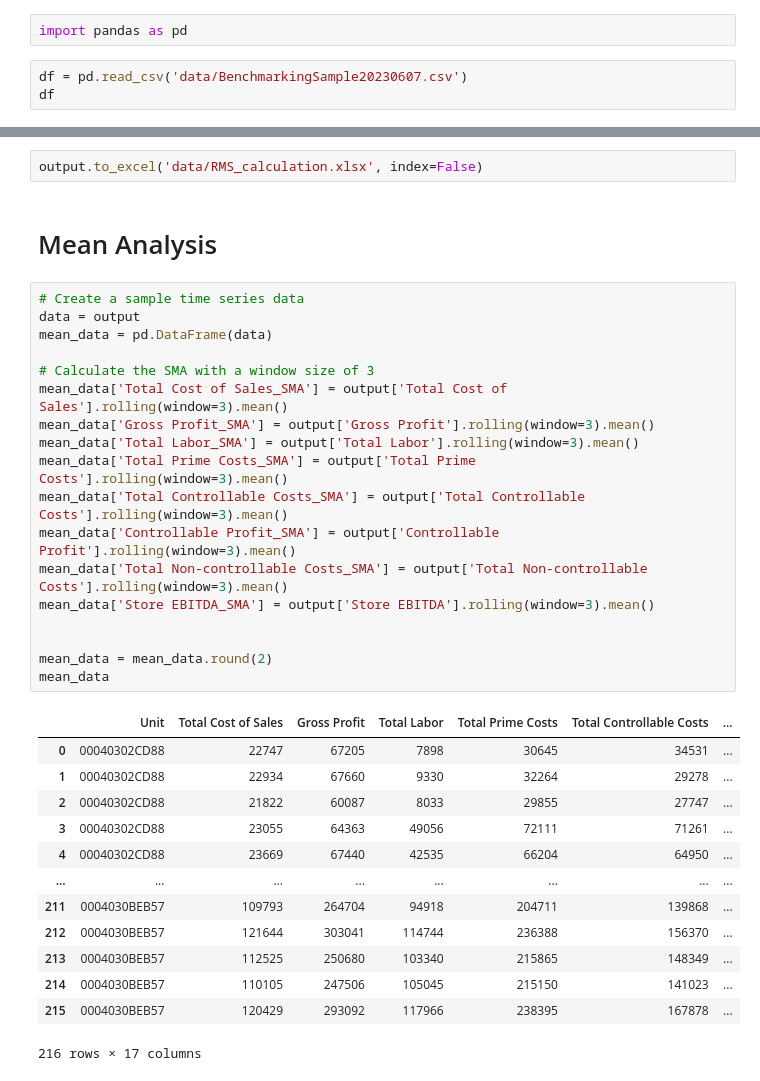
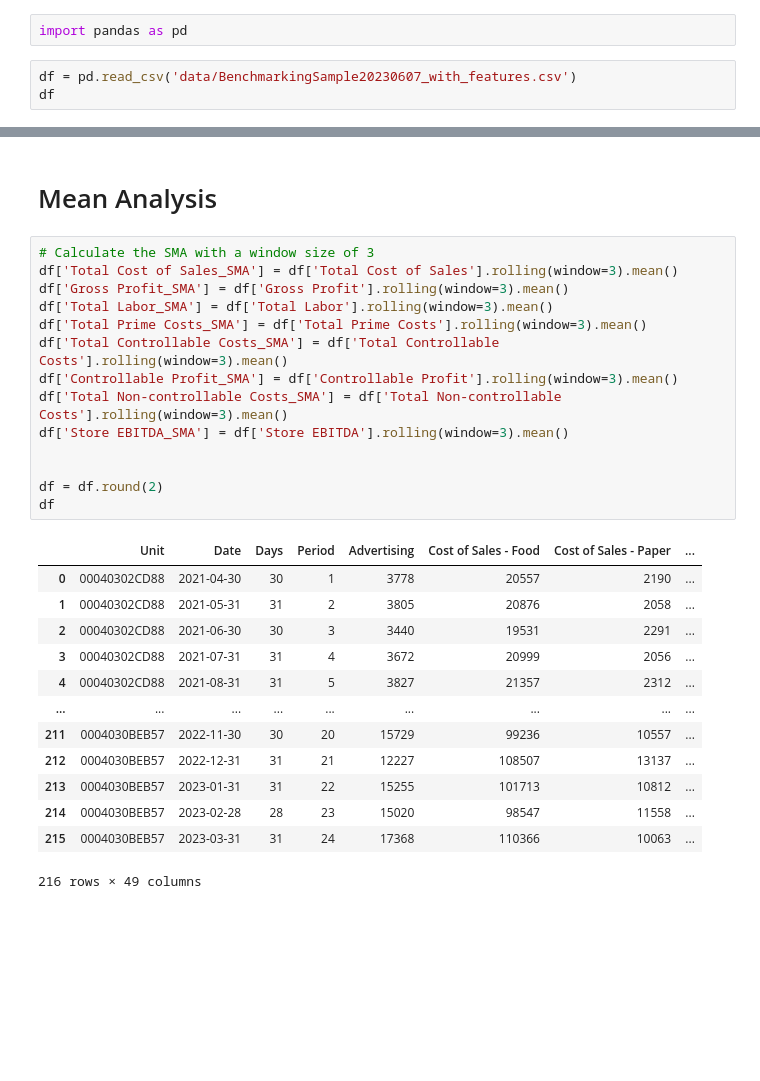
Before and after one commit to aaditkamat/QMB6945-RMS-Project, a Jupyter notebook: Mean Analysis.ipynb, the cells around one changed output, grey strips where cells are left out. Drawn from its saved outputs; the diff is of its cells as text; blank space fills up the shorter version.

Commit message:
update mean analysis

```diff
--- a/Mean Analysis.ipynb
+++ b/Mean Analysis.ipynb
@@ -1,6 +1,6 @@
 # %%
 import pandas as pd
 # %%
-df = pd.read_csv('data/BenchmarkingSample20230607.csv')
+df = pd.read_csv('data/BenchmarkingSample20230607_with_features.csv')
 df
 # %% [output]
@@ -73,36 +20,30 @@ output
-# %%
-output.to_excel('data/RMS_calculation.xlsx', index=False)
 # %% [markdown]
 # Mean Analysis
 # %%
-# Create a sample time series data
-data = output
-mean_data = pd.DataFrame(data)
-
 # Calculate the SMA with a window size of 3
-mean_data['Total Cost of Sales_SMA'] = output['Total Cost of Sales'].rolling(window=3).mean()
-mean_data['Gross Profit_SMA'] = output['Gross Profit'].rolling(window=3).mean()
-mean_data['Total Labor_SMA'] = output['Total Labor'].rolling(window=3).mean()
-mean_data['Total Prime Costs_SMA'] = output['Total Prime Costs'].rolling(window=3).mean()
-mean_data['Total Controllable Costs_SMA'] = output['Total Controllable Costs'].rolling(window=3).mean()
-mean_data['Controllable Profit_SMA'] = output['Controllable Profit'].rolling(window=3).mean()
-mean_data['Total Non-controllable Costs_SMA'] = output['Total Non-controllable Costs'].rolling(window=3).mean()
-mean_data['Store EBITDA_SMA'] = output['Store EBITDA'].rolling(window=3).mean()
+df['Total Cost of Sales_SMA'] = df['Total Cost of Sales'].rolling(window=3).mean()
+df['Gross Profit_SMA'] = df['Gross Profit'].rolling(window=3).mean()
+df['Total Labor_SMA'] = df['Total Labor'].rolling(window=3).mean()
+df['Total Prime Costs_SMA'] = df['Total Prime Costs'].rolling(window=3).mean()
+df['Total Controllable Costs_SMA'] = df['Total Controllable Costs'].rolling(window=3).mean()
+df['Controllable Profit_SMA'] = df['Controllable Profit'].rolling(window=3).mean()
+df['Total Non-controllable Costs_SMA'] = df['Total Non-controllable Costs'].rolling(window=3).mean()
+df['Store EBITDA_SMA'] = df['Store EBITDA'].rolling(window=3).mean()
 
 
-mean_data = mean_data.round(2)
-mean_data
+df = df.round(2)
+df
 # %% [output]
-|  | Unit | Total Cost of Sales | Gross Profit | Total Labor | Total Prime Costs | Total Controllable Costs | ... |
-| 0 | 00040302CD88 | 22747 | 67205 | 7898 | 30645 | 34531 | ... |
-| 1 | 00040302CD88 | 22934 | 67660 | 9330 | 32264 | 29278 | ... |
-| 2 | 00040302CD88 | 21822 | 60087 | 8033 | 29855 | 27747 | ... |
-| 3 | 00040302CD88 | 23055 | 64363 | 49056 | 72111 | 71261 | ... |
-| 4 | 00040302CD88 | 23669 | 67440 | 42535 | 66204 | 64950 | ... |
-| ... | ... | ... | ... | ... | ... | ... | ... |
-| 211 | 0004030BEB57 | 109793 | 264704 | 94918 | 204711 | 139868 | ... |
-| 212 | 0004030BEB57 | 121644 | 303041 | 114744 | 236388 | 156370 | ... |
-| 213 | 0004030BEB57 | 112525 | 250680 | 103340 | 215865 | 148349 | ... |
-| 214 | 0004030BEB57 | 110105 | 247506 | 105045 | 215150 | 141023 | ... |
-| 215 | 0004030BEB57 | 120429 | 293092 | 117966 | 238395 | 167878 | ... |
+|  | Unit | Date | Days | Period | Advertising | Cost of Sales - Food | Cost of Sales - Paper | ... |
+| 0 | 00040302CD88 | 2021-04-30 | 30 | 1 | 3778 | 20557 | 2190 | ... |
+| 1 | 00040302CD88 | 2021-05-31 | 31 | 2 | 3805 | 20876 | 2058 | ... |
+| 2 | 00040302CD88 | 2021-06-30 | 30 | 3 | 3440 | 19531 | 2291 | ... |
+| 3 | 00040302CD88 | 2021-07-31 | 31 | 4 | 3672 | 20999 | 2056 | ... |
+| 4 | 00040302CD88 | 2021-08-31 | 31 | 5 | 3827 | 21357 | 2312 | ... |
+| ... | ... | ... | ... | ... | ... | ... | ... | ... |
+| 211 | 0004030BEB57 | 2022-11-30 | 30 | 20 | 15729 | 99236 | 10557 | ... |
+| 212 | 0004030BEB57 | 2022-12-31 | 31 | 21 | 12227 | 108507 | 13137 | ... |
+| 213 | 0004030BEB57 | 2023-01-31 | 31 | 22 | 15255 | 101713 | 10812 | ... |
+| 214 | 0004030BEB57 | 2023-02-28 | 28 | 23 | 15020 | 98547 | 11558 | ... |
+| 215 | 0004030BEB57 | 2023-03-31 | 31 | 24 | 17368 | 110366 | 10063 | ... |
-216 rows × 17 columns
+216 rows × 49 columns
```
Also changed, not shown: parts of 10 cells of this notebook.
